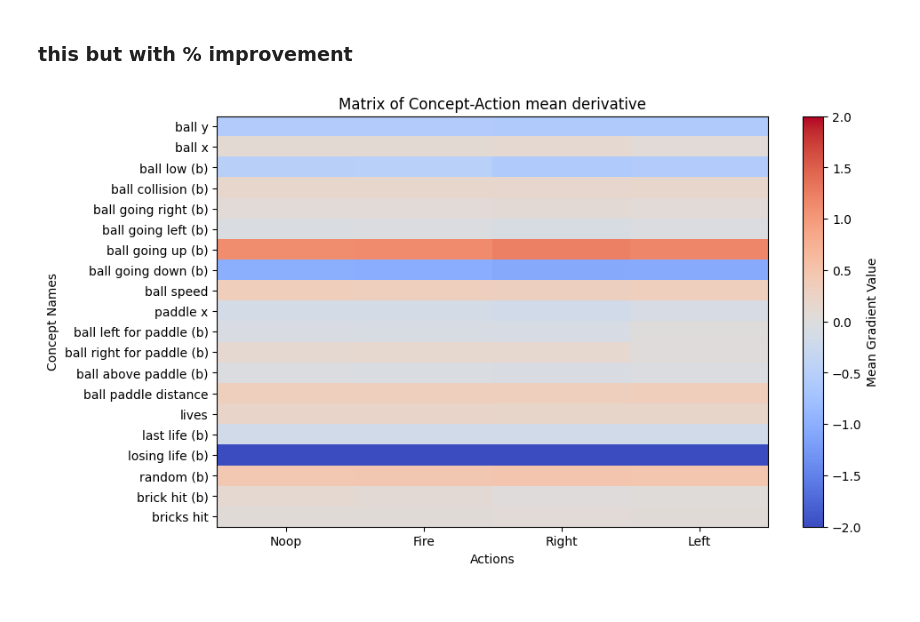
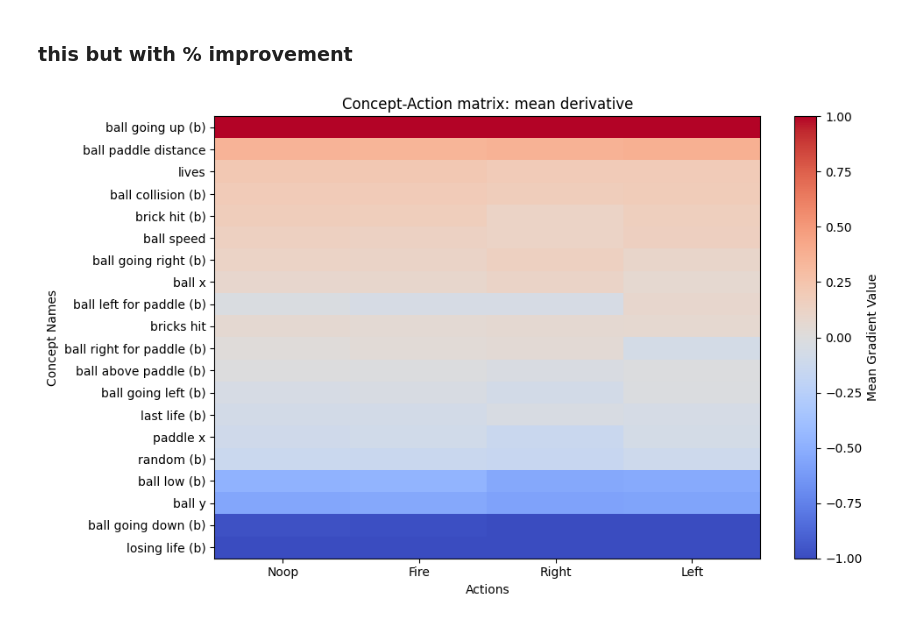
Before and after one commit to JacobLyLa/Qrunner-XAI, a Jupyter notebook: notebooks/tcav.ipynb, the cells around one changed output. Drawn from its saved outputs; the diff is of its cells as text; code cells hidden in the pictures.

```diff
--- a/notebooks/tcav.ipynb
+++ b/notebooks/tcav.ipynb
@@ -219,20 +241,24 @@ for action_name, values in concept_action_max_gradient.items():
 ### this but with % improvement
 # %%
 matrix = np.array(list(concept_action_mean_gradient.values()))
-
-# Transposing the matrix to get actions as columns and concepts as rows
 matrix = matrix.T
 
-# Plotting the matrix
+# Calculate the maximum mean gradient value for each concept and get sorted indices
+sorted_indices = np.argsort(-matrix.max(axis=1))
+sorted_matrix = matrix[sorted_indices]
+sorted_concept_names = [concept_names[i] for i in sorted_indices]
+
+# Plotting the sorted matrix
 plt.figure(figsize=(10, 6))
-plt.imshow(matrix, cmap='coolwarm', aspect='auto', vmin=-2, vmax=2)
+plt.imshow(sorted_matrix, cmap='coolwarm', aspect='auto', vmin=-1, vmax=1)
 plt.colorbar(label='Mean Gradient Value')
 plt.xticks(ticks=range(len(concept_action_mean_gradient)), labels=concept_action_mean_gradient.keys())
-plt.yticks(ticks=range(len(concept_names)), labels=concept_names)
-plt.title('Matrix of Concept-Action mean derivative')
+plt.yticks(ticks=range(len(sorted_concept_names)), labels=sorted_concept_names)
+plt.title('Concept-Action matrix: mean derivative')
 plt.xlabel('Actions')
 plt.ylabel('Concept Names')
-plt.savefig('../figures/tcav/concept-action-mean-matrix.png')
+plt.tight_layout()
+plt.savefig('../figures/tcav/concept-action-mean.png')
 plt.show()
 # %% [output]
-[figure, old version]
+[figure, new version]
```
Also changed, not shown: parts of 7 cells of this notebook.
